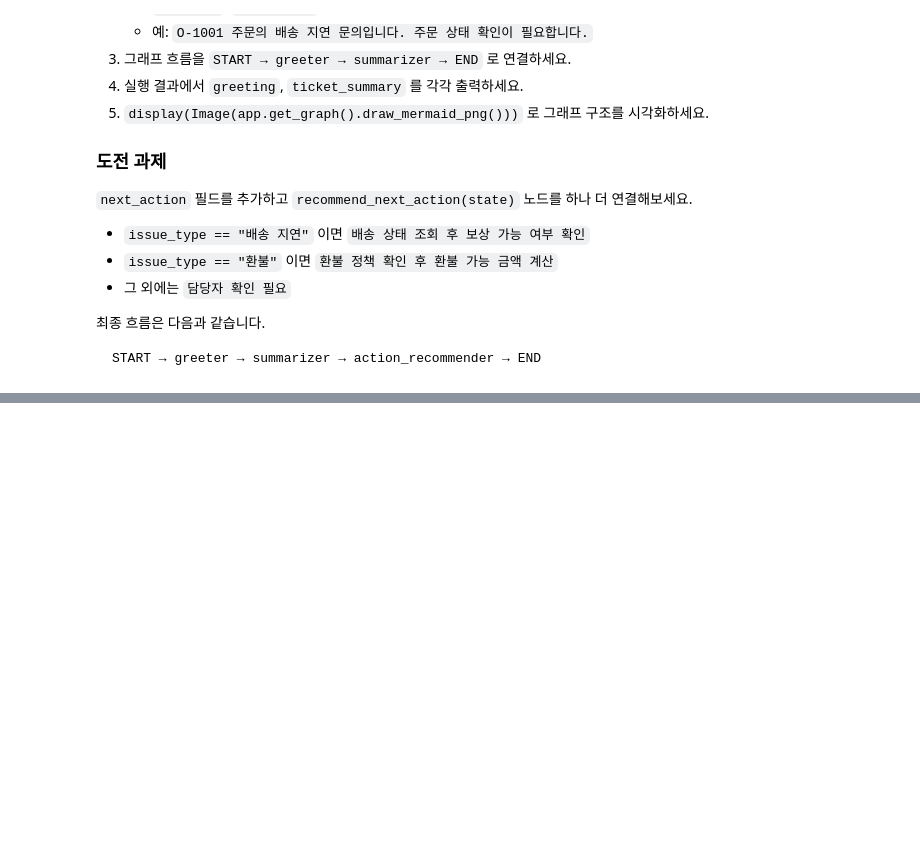
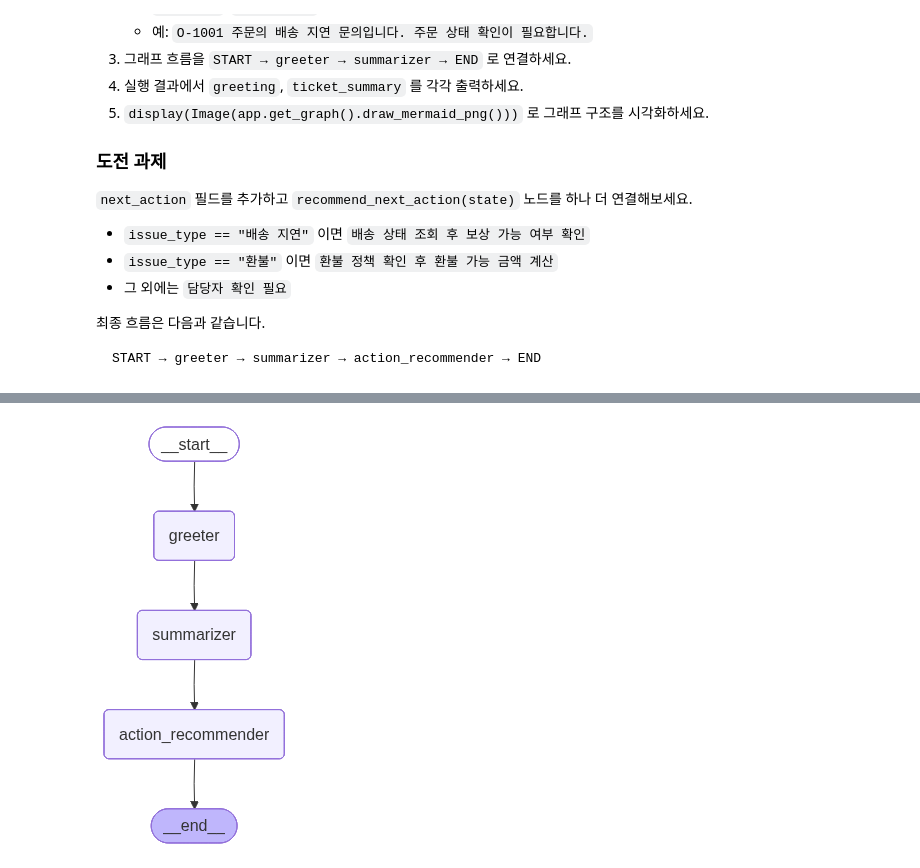
Before and after one commit to dovan2026/SKN30_playdata, a Jupyter notebook: AI_agent/langgraph/lg_02_langgraph_basic2.ipynb, the cells around one changed output, grey strips where cells are left out. Saved outputs shown, nothing was run; the diff lists cells and outputs as text; code cells hidden in the pictures; blank space fills up the shorter version.

````diff
--- a/AI_agent/langgraph/lg_02_langgraph_basic2.ipynb
+++ b/AI_agent/langgraph/lg_02_langgraph_basic2.ipynb
@@ -82,3 +234,78 @@ import os
 ```text
 START → greeter → summarizer → action_recommender → END
 ```
+# %%
+# 목표: State -> Node -> Edge -> compile -> invoke 흐름을 직접 구현
+
+from typing import NotRequired, TypedDict
+
+# 1. State 정의
+class SupportTicketPracticeState(TypedDict):
+    customer_name: str
+    order_id: str
+    issue_type: str
+    greeting: NotRequired[str]
+    ticket_summary: NotRequired[str]
+    next_action: NotRequired[str]
+
+
+# 2. Node 정의
+def make_greeting(state: SupportTicketPracticeState) -> dict:
+    """고객 이름과 주문번호를 사용해서 접수 인사말을 만든다."""
+    return {
+        "greeting": f"{state['customer_name']} 고객님, {state['order_id']} 문의를 접수했습니다."
+    }
+
+def make_ticket_summary(state: SupportTicketPracticeState) -> dict:
+    """주문번호와 문의 유형을 사용해서 티켓 요약을 만든다."""
+    return {
+        "ticket_summary": f"{state['order_id']} 주문의 {state['issue_type']} 문의입니다. 주문 상태 확인이 필요합니다."
+    }
+
+def recommend_next_action(state: SupportTicketPracticeState) -> dict:
+    """문의 유형에 따라 다음 처리 액션을 추천한다."""
+    issue_type = state["issue_type"]
+
+    if issue_type == "배송 지연":
+        action = "배송 상태 조회 후 보상 가능 여부 확인"
+    elif issue_type == "환불":
+        action = "환불 정책 확인 후 환불 가능 금액 계산"
+    else:
+        action = "담당자 확인 필요"
+    return {"next_action": action}
+
+# 3. Graph 생성 및 노드 등록
+graph_builder = StateGraph(SupportTicketPracticeState)
+graph_builder.add_node('greeter', make_greeting)
+graph_builder.add_node('summarizer', make_ticket_summary)
+graph_builder.add_node('action_recommender', recommend_next_action)
+
+
+# 4. Edge 연결
+# START -> greeter -> summarizer -> action_recommender -> END
+graph_builder.add_edge(START, 'greeter')
+graph_builder.add_edge('greeter', 'summarizer')
+graph_builder.add_edge('summarizer', 'action_recommender')
+graph_builder.add_edge('action_recommender', END)
+
+# 5. Compile
+app = graph_builder.compile()
+graph_builder.__dict__
+
+# 6. Invoke 실행
+result = app.invoke({
+    'customer_name':'태식',
+    'order_id':'a-101',
+    'issue_type':'배송 지연'
+})
+
+print(result)
+print('-'*50)
+
+print('인사:', result['greeting'])
+print('티켓 요약:', result['ticket_summary'])
+print('추천 액션:', result['next_action'])
+
+# 7. 그래프 시각화
+display(Image(app.get_graph().draw_mermaid_png()))
+# %% [output]
@@ -84,0 +317 @@ START → greeter → summarizer → action_recommender → END
+[figure, added]
````
Also changed, not shown: parts of 15 cells of this notebook, 3 other files.
